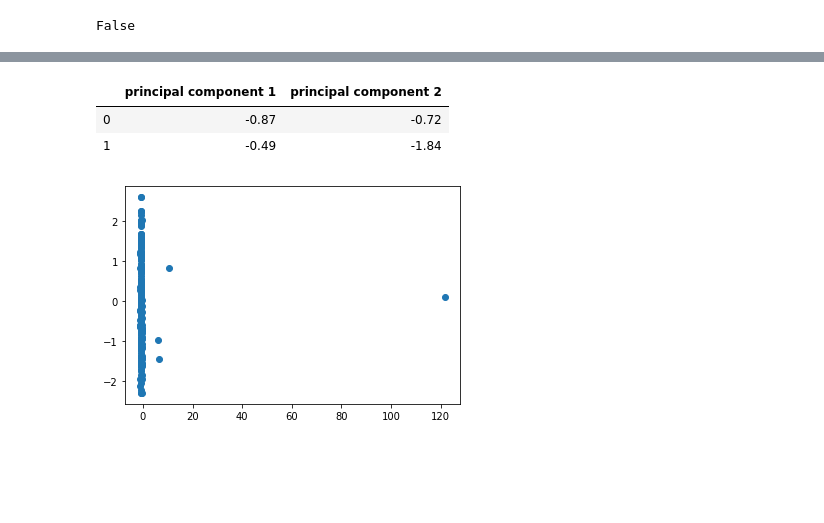
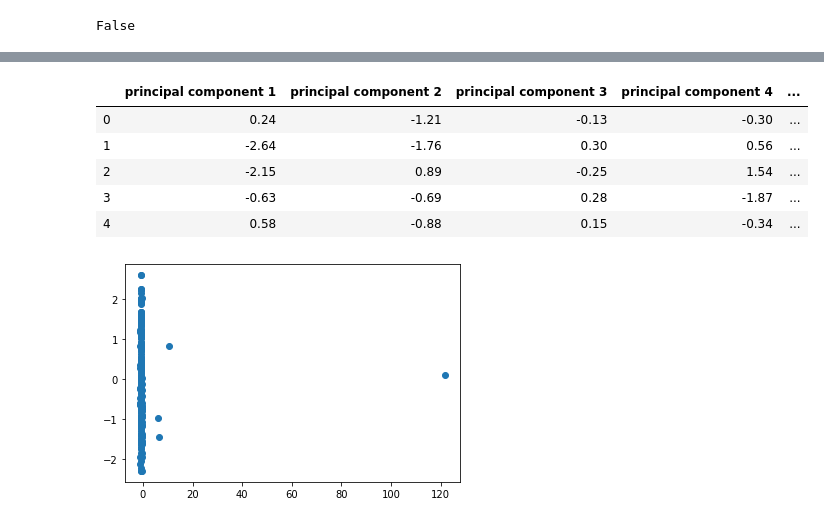
Before and after one commit to pedromlsreis/paranormal_distributions, a Jupyter notebook: explore_nb.ipynb, the cells around one changed output, grey strips where cells are left out. Drawn from its saved outputs; the diff is of its cells as text; code cells hidden in the pictures; blank space fills up the shorter version.

```diff
--- a/explore_nb.ipynb
+++ b/explore_nb.ipynb
@@ -12,7 +14,12 @@ pd.set_option('max_rows', 100)
 pd.set_option('max_columns', 200)
 pd.set_option('display.float_format', '{:.2f}'.format)
 # %%
-my_path = r'.\data\insurance.db'
+#windows
+#my_path = r'.\data\insurance.db'
+
+#linux
+my_path = r'./data/insurance.db'
+
 
 df = run(my_path, nb_exploration=True)
 # %% [output]
@@ -72,9 +146,9 @@ x = x[:200] # slice array for faster cluster testing
 # %%
-from sklearn.decomposition import PCA
+pca = PCA(n_components=9)
+principalComponents = pca.fit_transform(df)
 
-pca = PCA(n_components=2)
-principalComponents = pca.fit_transform(x)
-
-principalDf = pd.DataFrame(data = principalComponents, columns = ['principal component 1', 'principal component 2'])
-
-print(pca.explained_variance_ratio_)
+principalDf = pd.DataFrame(data = principalComponents, columns = ['principal component 1', 'principal component 2',
+                                                                 'principal component 3','principal component 4',
+                                                                 'principal component 5','principal component 6',
+                                                                 'principal component 7','principal component 8',
+                                                                 'principal component 9'])
@@ -83,6 +177,9 @@ print(pca.explained_variance_ratio_)
 # %%
-principalDf.head(2)
+principalDf.head(5)
 # %% [output]
-|  | principal component 1 | principal component 2 |
-| 0 | -0.87 | -0.72 |
-| 1 | -0.49 | -1.84 |
+|  | principal component 1 | principal component 2 | principal component 3 | principal component 4 | ... |
+| 0 | 0.24 | -1.21 | -0.13 | -0.30 | ... |
+| 1 | -2.64 | -1.76 | 0.30 | 0.56 | ... |
+| 2 | -2.15 | 0.89 | -0.25 | 1.54 | ... |
+| 3 | -0.63 | -0.69 | 0.28 | -1.87 | ... |
+| 4 | 0.58 | -0.88 | 0.15 | -0.34 | ... |
```
Also changed, not shown: parts of 14 cells of this notebook, 1 other file.
